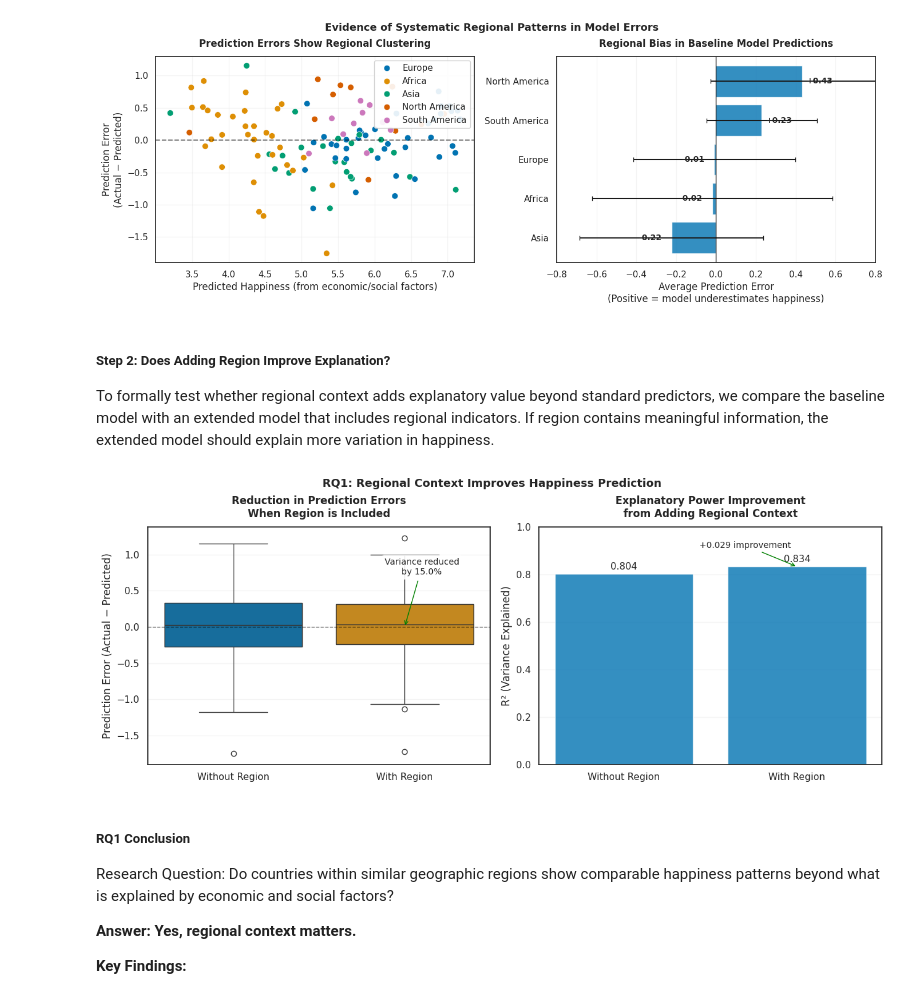
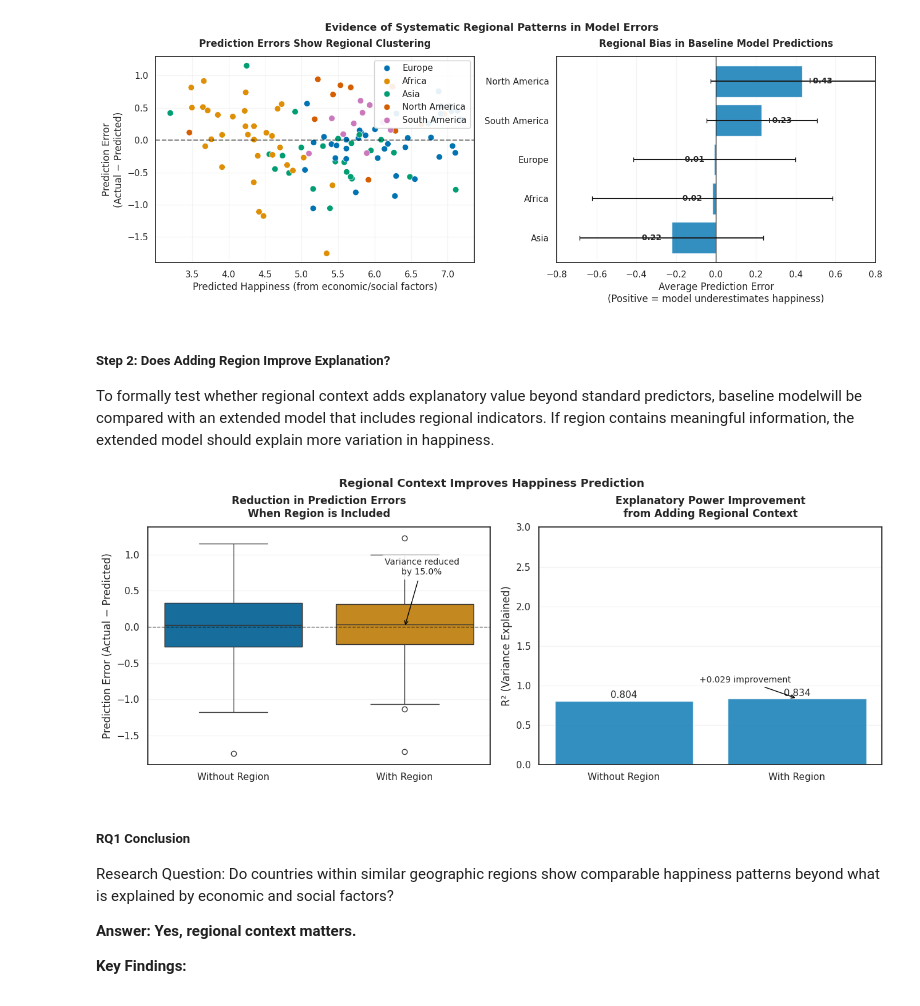
Before and after one commit to baxasd/DVCW, a Jupyter notebook: Z22590018.ipynb, the cells around one changed output. Cells and saved outputs as stored; diff of their text form; code cells hidden in the pictures.

```diff
--- a/Z22590018.ipynb
+++ b/Z22590018.ipynb
@@ -718,9 +734,7 @@ df_country_clean["Residual"] = (
 
 print(f"Baseline R² (no region): {r2_base:.3f}")
 
-df_focus = df_country_clean[
-    df_country_clean["Region"].isin(FOCUS_REGIONS)
-].copy()
+df_focus = df_country_clean[df_country_clean["Region"].isin(FOCUS_REGIONS)].copy()
 
 fig, (ax1, ax2) = plt.subplots(1, 2, figsize=(14, 5))
 
@@ -813,10 +827,8 @@ Baseline R² (no region): 0.804
 # %% [markdown]
 ##### Step 2: Does Adding Region Improve Explanation?
 
-To formally test whether regional context adds explanatory value beyond standard predictors, we compare the baseline model with an extended model that includes regional indicators. If region contains meaningful information, the extended model should explain more variation in happiness.
+To formally test whether regional context adds explanatory value beyond standard predictors, baseline modelwill be compared with an extended model that includes regional indicators. If region contains meaningful information, the extended model should explain more variation in happiness.
 # %%
-# STEP 2: DOES ADDING REGION IMPROVE THE MODEL?
-
 # Prepare response explicitly
 y_clean = df_country_clean["Happiness"]
 
@@ -886,7 +898,7 @@ ax1.annotate(
     xy=(1, 0),
     xytext=(0.8, 0.8),
     textcoords="axes fraction",
-    arrowprops=dict(arrowstyle="->", color="green"),
+    arrowprops=dict(arrowstyle="->", color="black"),
     fontsize=10,
     ha="center",
     bbox=dict(boxstyle="round,pad=0.3", facecolor="white", alpha=0.9)
@@ -898,47 +910,55 @@ r2_values = [r2_base, r2_with_region]
 
 bars = ax2.bar(models, r2_values, alpha=0.8)
 
+# Bar Chart Title
 ax2.set_title(
     "Explanatory Power Improvement\nfrom Adding Regional Context",
     fontsize=12,
     fontweight="bold",
     pad=12
 )
+
+# Label Limits
 ax2.set_ylabel("R² (Variance Explained)")
-ax2.set_ylim(0, 1)
+ax2.set_ylim(0, 3)
 ax2.grid(True, alpha=0.2, axis="y")
 
 for bar, r2_val in zip(bars, r2_values):
     ax2.text(
         bar.get_x() + bar.get_width() / 2,
         r2_val + 0.01,
         f"{r2_val:.3f}",
         ha="center",
         va="bottom",
         fontsize=11
     )
 
+# Annotation with arrow
 improvement = r2_with_region - r2_base
 ax2.annotate(
     f"+{improvement:.3f} improvement",
     xy=(1, r2_with_region),
-    xytext=(0.7, r2_with_region + 0.08),
-    arrowprops=dict(arrowstyle="->", color="green"),
+    xytext=(0.7, r2_with_region + 0.2),
+    arrowprops=dict(arrowstyle="->", color="black"),
     fontsize=10,
     ha="center"
 )
 
 plt.tight_layout()
+
+# Main title
 plt.suptitle(
-    "RQ1: Regional Context Improves Happiness Prediction",
+    "Regional Context Improves Happiness Prediction",
     fontsize=13,
     fontweight="bold",
     y=1.02
 )
+
+# Save
 save_fig("assets/rq1/rq1_step2_model_improvement.png")
 plt.show()
 # %% [output]
-[figure, old version]
+[figure, new version]
 # %% [markdown]
 ##### RQ1 Conclusion
 
```
Also changed, not shown: parts of 11 cells of this notebook, 15 other files.
